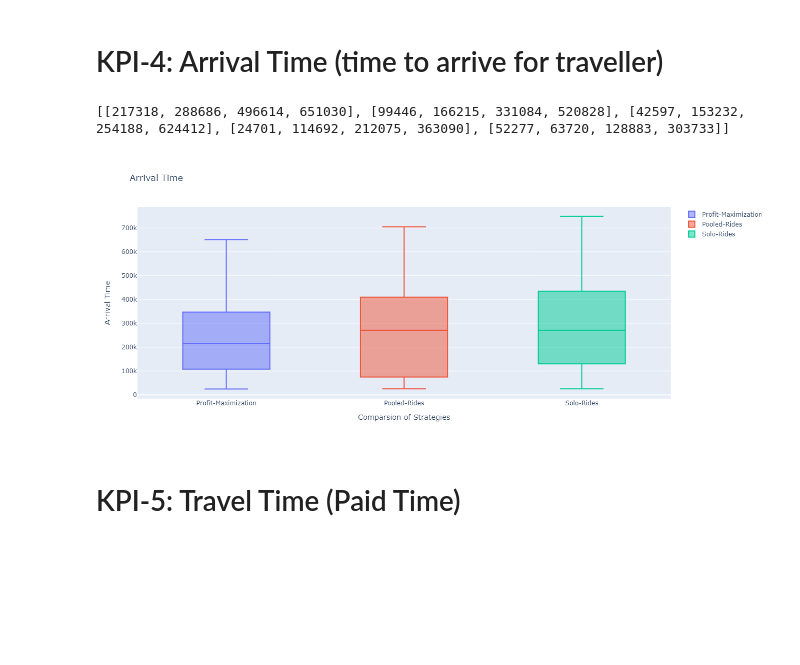
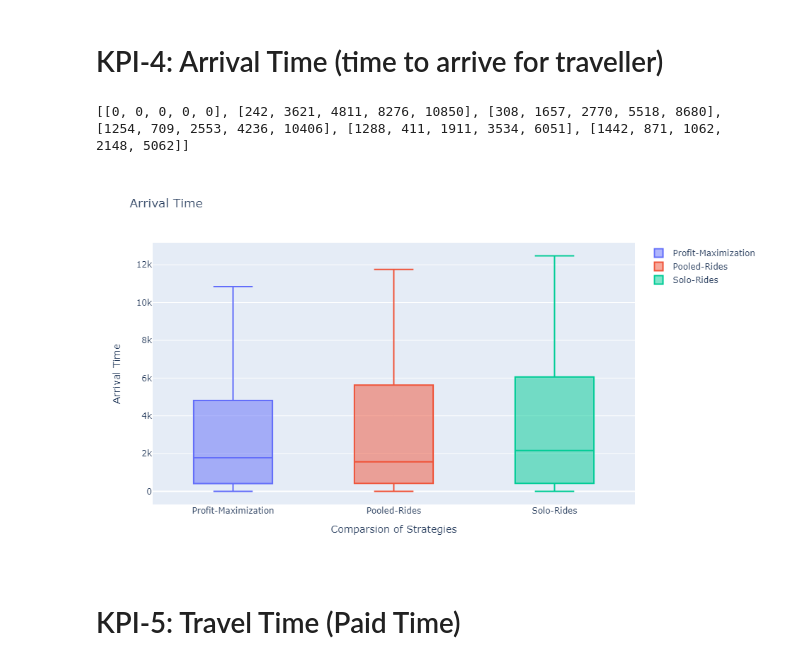
Before and after one commit to Jagiellonian-University/MaaSSim, a Jupyter notebook: docs/tutorials/Plotting/Experiments.ipynb, the cells around one changed output. Drawn from its saved outputs; the diff is of its cells as text; code cells hidden in the pictures; blank space fills up the shorter version.

```diff
--- a/docs/tutorials/Plotting/Experiments.ipynb
+++ b/docs/tutorials/Plotting/Experiments.ipynb
@@ -250,6 +250,18 @@ data2 = pd.read_csv('D:/Development/GitHub-ProjectV2.0/MaaSSim/docs/tutorials/Re
 data1 =pd.read_csv('D:/Development/GitHub-ProjectV2.0/MaaSSim/docs/tutorials/Results/Simulation/Driver/KPI-3-IdleTime/IdleTime_Profit-Maximization.csv')
 data =pd.read_csv('D:/Development/GitHub-ProjectV2.0/MaaSSim/docs/tutorials/Results/Simulation/Driver/KPI-3-IdleTime/IdleTime_Pooled-Rides.csv')
 
+for col in data.columns:
+    data[col]=data[col]//3600
+    data.head()
+
+for col in data1.columns:
+    data1[col]=data1[col]//3600
+    data1.head()
+
+
+for col in data1.columns:
+    data2[col]=data2[col]//3600
+    data2.head()
 
 colListPR=[]
 for column in data.columns:
@@ -491,6 +503,19 @@ import pandas as pd
 data2 = pd.read_csv('D:/Development/GitHub-ProjectV2.0/MaaSSim/docs/tutorials/Results/Simulation/Driver/KPI-4-ArrivalTime/ArrivalTime_Solo-Rides.csv')
 data1 =pd.read_csv('D:/Development/GitHub-ProjectV2.0/MaaSSim/docs/tutorials/Results/Simulation/Driver/KPI-4-ArrivalTime/ArrivalTime_Profit-Maximization.csv')
 data =pd.read_csv('D:/Development/GitHub-ProjectV2.0/MaaSSim/docs/tutorials/Results/Simulation/Driver/KPI-4-ArrivalTime/ArrivalTime_Pooled-Rides.csv')
+
+for col in data.columns:
+    data[col]=data[col]//60
+    data.head()
+
+for col in data1.columns:
+    data1[col]=data1[col]//60
+    data1.head()
+
+
+for col in data1.columns:
+    data2[col]=data2[col]//60
+    data2.head()
 
 
 colListPR=[]
@@ -535,35 +560,35 @@ flatPR= [y for sublist in colListPR for y in sublist]
 
 import numpy as np
 import matplotlib.pyplot as plt
 
 flatSR= [y for sublist in colListSR for y in sublist]
 #flatSR
 #plt.boxplot(flatSR)
 
 import numpy as np
 import matplotlib.pyplot as plt
 
 flatPM= [y for sublist in colListPM for y in sublist]
 #flatPM
 #plt.boxplot(flatPM)
 
 import plotly.graph_objects as go
 from plotly.subplots import make_subplots
 fig = go.Figure()
 fig.update_layout(autosize=False,width=750,height=550,)
 
 fig.add_trace(go.Box(y=flatPM,name="Profit-Maximization"))
 fig.add_trace(go.Box(y=flatPR,name="Pooled-Rides"))
 fig.add_trace(go.Box(y=flatSR,name="Solo-Rides"))
 fig.update_layout(title='Arrival Time',xaxis=dict(title='Comparsion of Strategies'),yaxis=dict(title='Arrival Time'))
 fig.show()
 #plt.savefig("KPI1Analysis.jpg")
 
 
 #############################################
 # %% [output]
-[[217318, 288686, 496614, 651030], [99446, 166215, 331084, 520828], [42597, 153232, 254188, 624412], [24701, 114692, 212075, 363090], [52277, 63720, 128883, 303733]]
+[[0, 0, 0, 0, 0], [242, 3621, 4811, 8276, 10850], [308, 1657, 2770, 5518, 8680], [1254, 709, 2553, 4236, 10406], [1288, 411, 1911, 3534, 6051], [1442, 871, 1062, 2148, 5062]]
-[figure, old version]
+[figure, new version]
 # %% [markdown]
 # KPI-5: Travel Time (Paid Time)
 # %%
```
Also changed, not shown: parts of 4 cells of this notebook, 16 other files.
